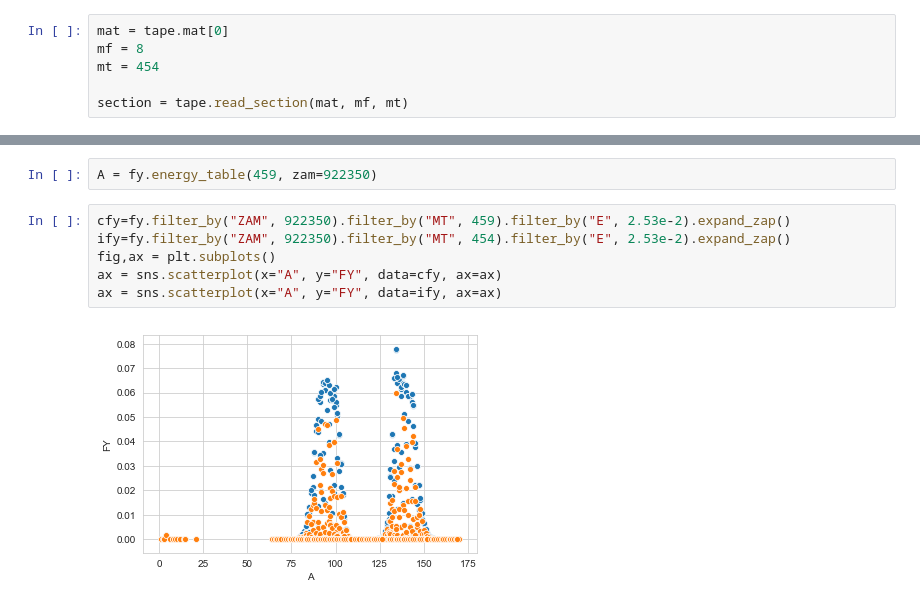
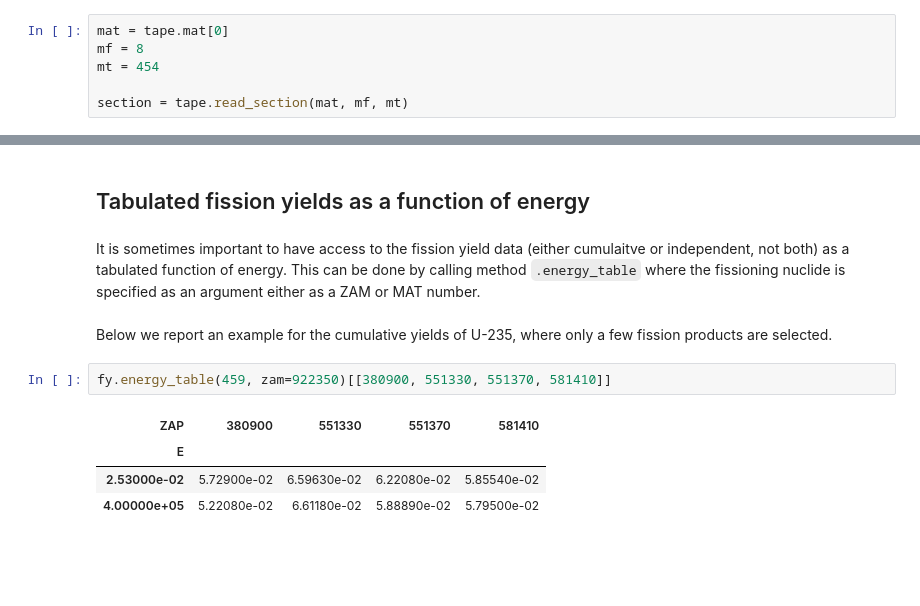
Before and after one commit to luca-fiorito-11/sandy, a Jupyter notebook: notebooks/fy_notebook.ipynb, the cells around one changed output, grey strips where cells are left out. Drawn from its saved outputs; the diff is of its cells as text; blank space fills up the shorter version.

```diff
--- a/notebooks/fy_notebook.ipynb
+++ b/notebooks/fy_notebook.ipynb
@@ -60,10 +188,14 @@ fy = sandy.Fy.from_endf6(tape)
+# %% [markdown]
+## Tabulated fission yields as a function of energy
+# %% [markdown]
+It is sometimes important to have access to the fission yield data (either cumulaitve or independent, not both) as a tabulated function of energy.
+This can be done by calling method `.energy_table` where the fissioning nuclide is specified as an argument either as a ZAM or MAT number.
+# %% [markdown]
+Below we report an example for the cumulative yields of U-235, where only a few fission products are selected.
 # %%
-A = fy.energy_table(459, zam=922350)
+fy.energy_table(459, zam=922350)[[380900, 551330, 551370, 581410]]
+# %% [output]
+| ZAP | 380900 | 551330 | 551370 | 581410 |
+| E |  |  |  |  |
+| 2.53000e-02 | 5.72900e-02 | 6.59630e-02 | 6.22080e-02 | 5.85540e-02 |
+| 4.00000e+05 | 5.22080e-02 | 6.61180e-02 | 5.88890e-02 | 5.79500e-02 |
-# %%
-cfy=fy.filter_by("ZAM", 922350).filter_by("MT", 459).filter_by("E", 2.53e-2).expand_zap()
-ify=fy.filter_by("ZAM", 922350).filter_by("MT", 454).filter_by("E", 2.53e-2).expand_zap()
-fig,ax = plt.subplots()
-ax = sns.scatterplot(x="A", y="FY", data=cfy, ax=ax)
-ax = sns.scatterplot(x="A", y="FY", data=ify, ax=ax)
-# %% [output]
-[figure, removed]
```
Also changed, not shown: parts of 35 cells of this notebook, 1 other file.
